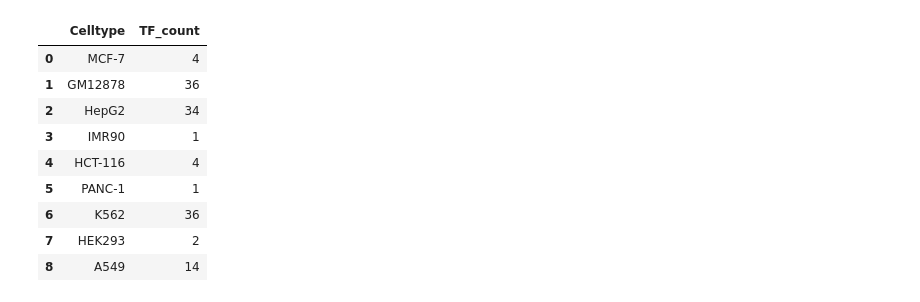
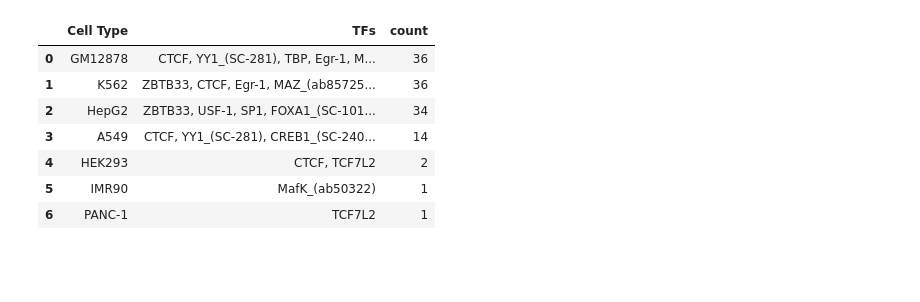
Before and after one commit to NatanTourne/TFBS-negatives, a Jupyter notebook: testing_ground/20250610_dataset_properties.ipynb, the cells around one changed output. Cells and saved outputs as stored; diff of their text form; code cells hidden in the pictures; blank space fills up the shorter version.

```diff
--- a/testing_ground/20250610_dataset_properties.ipynb
+++ b/testing_ground/20250610_dataset_properties.ipynb
@@ -4,29 +4,33 @@ import h5torch
 import numpy as np
 import requests
 # %%
-data_folder = "/data/home/natant/Negatives/Data/Encode690/ENCODE_hg38_subset_101bp_celltypes_ATAC_H5_all_chr"
+data_folder = "/data/home/natant/Negatives/Data/Encode690/ENCODE_hg38_subset_101bp_celltypes_ATAC_H5_all_chr copy"
 h5t_files = [f for f in os.listdir(data_folder) if f.endswith('.h5t')]
 # %%
 import pandas as pd
-
-celltype_tf_counts = []
+used_celltypes = ["GM12878", "K562", "HepG2", "A549", "HEK293", "IMR90", "PANC-1"]
+celltype_tfs = {}
 for h5t_file in h5t_files:
     file_path = os.path.join(data_folder, h5t_file)
     file = h5torch.File(file_path, 'r')
     celltype = h5t_file.replace('.h5t', '')
-    tf_count = len(file["0/prot_names"][:])-1
-    celltype_tf_counts.append({'Celltype': celltype, 'TF_count': tf_count})
-
-celltype_tf_df = pd.DataFrame(celltype_tf_counts)
-celltype_tf_df
+    if celltype in used_celltypes:
+        TFs = file["0/prot_names"][:]
+        TFs = [tf.decode() for tf in TFs if tf != b'ATAC_peak']
+        celltype_tfs[celltype] = TFs
-# %% [output]
-|  | Celltype | TF_count |
-| 0 | MCF-7 | 4 |
-| 1 | GM12878 | 36 |
-| 2 | HepG2 | 34 |
-| 3 | IMR90 | 1 |
-| 4 | HCT-116 | 4 |
-| 5 | PANC-1 | 1 |
-| 6 | K562 | 36 |
-| 7 | HEK293 | 2 |
-| 8 | A549 | 14 |
+# %%
+celltype_tfs_df = pd.DataFrame([
+    {"Cell Type": ct, "TFs": ", ".join(tfs), "count": len(tfs)}
+    for ct, tfs in celltype_tfs.items()
+])
+celltype_tfs_df = celltype_tfs_df.sort_values("count", ascending=False).reset_index(drop=True)
+celltype_tfs_df
+# %% [output]
+|  | Cell Type | TFs | count |
+| 0 | GM12878 | CTCF, YY1_(SC-281), TBP, Egr-1, M... | 36 |
+| 1 | K562 | ZBTB33, CTCF, Egr-1, MAZ_(ab85725... | 36 |
+| 2 | HepG2 | ZBTB33, USF-1, SP1, FOXA1_(SC-101... | 34 |
+| 3 | A549 | CTCF, YY1_(SC-281), CREB1_(SC-240... | 14 |
+| 4 | HEK293 | CTCF, TCF7L2 | 2 |
+| 5 | IMR90 | MafK_(ab50322) | 1 |
+| 6 | PANC-1 | TCF7L2 | 1 |
```
Also changed, not shown: parts of 5 cells of this notebook, 7 other files.
